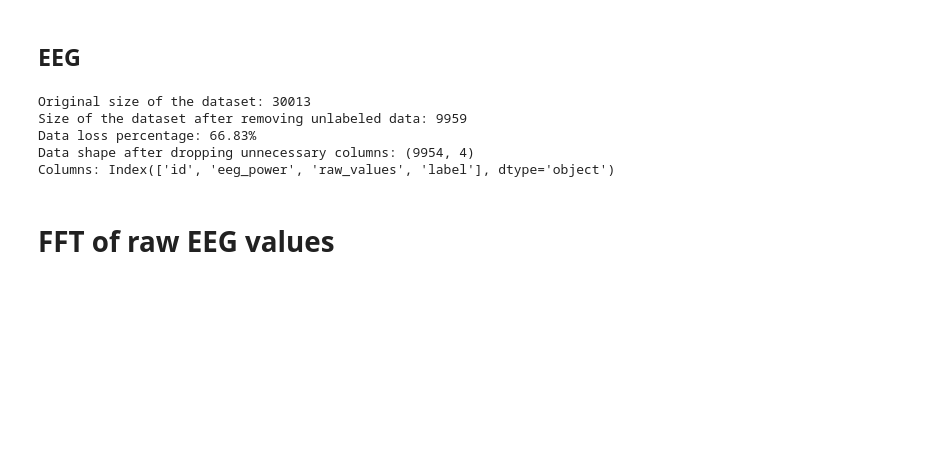
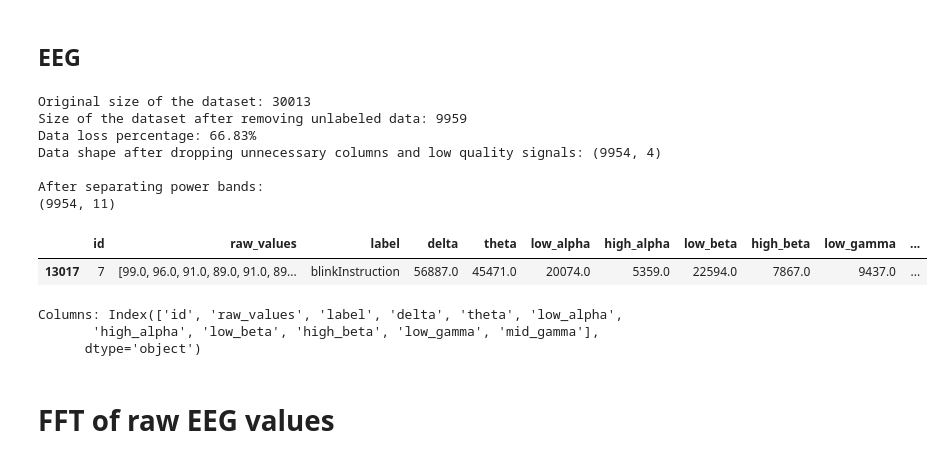
Before and after one commit to parhamkebria/EEG, a Jupyter notebook: EEG_Power_MLP.ipynb, the cells around one changed output. Cells and saved outputs as stored; diff of their text form; code cells hidden in the pictures; blank space fills up the shorter version.

```diff
--- a/EEG_Power_MLP.ipynb
+++ b/EEG_Power_MLP.ipynb
@@ -112,38 +112,56 @@ def to_major_class(label: str) -> str:
 # %%
 RAW_PATH = Path("EEG/eeg-data.csv")
 eeg_data = pd.read_csv(RAW_PATH, converters={"eeg_power": parse_num_list, "raw_values": parse_num_list})
 original_size = eeg_data.shape[0]
 print(f"Original size of the dataset: {original_size}")
+
 eeg_data = eeg_data[eeg_data.label != 'unlabeled']
 print(f"Size of the dataset after removing unlabeled data: {eeg_data.shape[0]}")
 eeg_data = eeg_data[eeg_data['signal_quality'] <= 128].copy()
 print(f"Data loss percentage: {(1 - eeg_data.shape[0] / original_size) * 100:.2f}%")
+
+# Filtering useful columns
+eeg_data = eeg_data[['id', 'eeg_power', 'raw_values', 'label']]
+print("Data shape after dropping unnecessary columns and low quality signals:", eeg_data.shape)
+
+# Power bands
+POWER_BANDS = ['delta', 'theta', 'low_alpha', 'high_alpha', 'low_beta', 'high_beta', 'low_gamma', 'mid_gamma']
+for i, band in enumerate(POWER_BANDS):
+    eeg_data[band] = eeg_data['eeg_power'].apply(lambda x: x[i] if x is not None and len(x) > i else np.nan)
+eeg_data.drop(columns=['eeg_power'], inplace=True)
+print("\nAfter separating power bands:")
+print(eeg_data.shape)
+display(eeg_data.head(1))
 
 color_map = {}
 for label in eeg_data.label.unique():
     color_map[label] = np.random.rand(3,)
 
 # plt.figure(figsize=(10, 10))
 # # Compute one scalar per sample to avoid ambiguous comparisons on array-like cells.
 # sample_max_power = eeg_data['eeg_power'].apply(lambda x: np.max(x) if x is not None and len(x) else np.nan)
 # plt.scatter(eeg_data.id, sample_max_power, c=eeg_data.label.map(color_map))
 # plt.xlabel("ID")
 
-# Filtering useful columns
-eeg_data = eeg_data[['id', 'eeg_power', 'raw_values', 'label']]
-print("Data shape after dropping unnecessary columns:", eeg_data.shape)
 print("Columns:", eeg_data.columns)
 
 # def extract_eeg_lists(eeg_power_str): # Runs faster thatn ast.literal_eval() and eval()
 #     return [float(n) for n in eeg_power_str.split("[")[1].split("]")[0].split(",")]
 # eeg_data.eeg_power = eeg_data.eeg_power.apply(extract_eeg_lists)
 # eeg_data.raw_values = eeg_data.raw_values.apply(extract_eeg_lists)
 # %% [output]
 Original size of the dataset: 30013
 Size of the dataset after removing unlabeled data: 9959
 Data loss percentage: 66.83%
-Data shape after dropping unnecessary columns: (9954, 4)
-Columns: Index(['id', 'eeg_power', 'raw_values', 'label'], dtype='object')
+Data shape after dropping unnecessary columns and low quality signals: (9954, 4)
+
+After separating power bands:
+(9954, 11)
+|  | id | raw_values | label | delta | theta | low_alpha | high_alpha | low_beta | high_beta | low_gamma | ... |
+| 13017 | 7 | [99.0, 96.0, 91.0, 89.0, 91.0, 89... | blinkInstruction | 56887.0 | 45471.0 | 20074.0 | 5359.0 | 22594.0 | 7867.0 | 9437.0 | ... |
+Columns: Index(['id', 'raw_values', 'label', 'delta', 'theta', 'low_alpha',
+       'high_alpha', 'low_beta', 'high_beta', 'low_gamma', 'mid_gamma'],
+      dtype='object')
 # %% [markdown]
 # FFT of raw EEG values
 # %%
```
Also changed, not shown: parts of 11 cells of this notebook.
